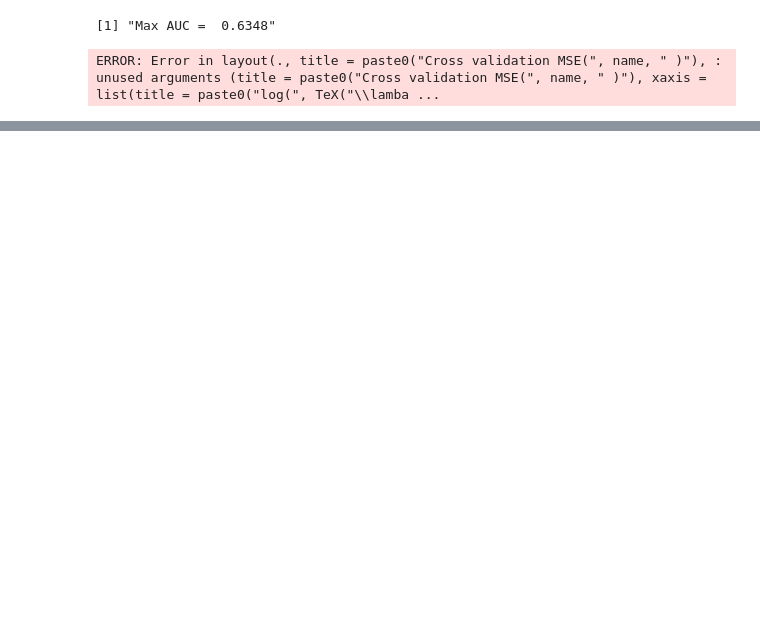
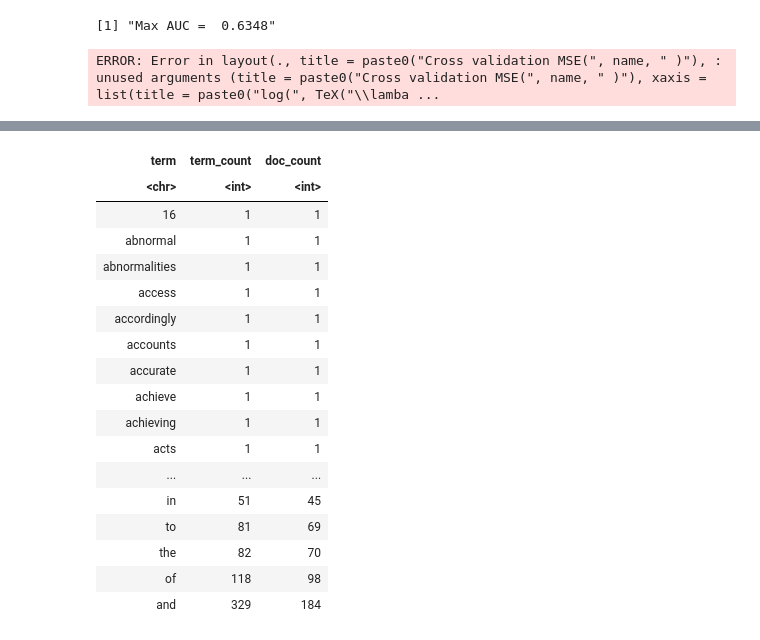
Before and after one commit to Bianchi446/data-mining, a Jupyter notebook: Preparation.ipynb, the cells around one changed output, grey strips where cells are left out. Saved outputs shown, nothing was run; the diff lists cells and outputs as text; code cells hidden in the pictures; blank space fills up the shorter version.

```diff
--- a/Preparation.ipynb
+++ b/Preparation.ipynb
@@ -492,0 +589,20 @@ ERROR: Error in layout(., title = paste0("Cross validation MSE(", name, " )"), :
+# %%
+xTestAccountant <- "Performs professional auditing work in a public accounting firm. Work
+requires at least a bachelor's degree in accounting. Participates in or conducts audits to
+ascertain the fairness of financial representations made by client companies. May also assist the
+client in improving accounting procedures and operations. Examines financial reports, accounting
+records, and related documents and practices of clients. Determines whether all important matters
+have been disclosed and whether procedures are consistent and conform to acceptable practices.
+Samples and tests transactions, internal controls, and other elements of the accounting system(s)
+as needed to render the accounting firm's final written opinion. As an entry level public
+accountant, serves as a junior member of an audit team. Receives classroom and on-the-job training
+to provide practical experience in applying the principles, theories, and concepts of accounting
+and auditing to specific situations. (Positions held by trainee public accountants with advanced
+degrees, such as MBA's are excluded at this level.) Complete instructions are furnished and work
+is reviewed to verify its accuracy, conformance with required procedures and instructions, and
+usefulness in facilitating the accountant's professional growth. Any technical problems not
+covered by instructions are brought to the attention of a superior. Carries out basic audit tests
+and procedures, such as: verifying reports against source accounts and records; reconciling bank
+and other accounts; and examining cash receipts and disbursements, payroll records, requisitions,
+receiving reports, and other accounting documents in detail to ascertain that transactions are
+properly supported and recorded. Prepares selected portions of audit working papers"
@@ -492,0 +694,46 @@ ERROR: Error in layout(., title = paste0("Cross validation MSE(", name, " )"), :
+# %%
+# Define testing cases (1) List, (2) Y-Category (top - 30 or not), (3) ID names
+testJDs <- as.list(c(xTestAccountant, xTestAttorney, xTestMachinist))
+testTop30 <- c(1,1,0)
+testNames <- c("xTestAccountant", "xTestAttorney", "xTestMachinist")
+
+### 1. Trainning phase labeled data
+
+# Loop to subsitute "_" with blank space
+
+for(j in seq(jobs)) {jobs[[j]] <- gsub("_", " ", jobs[[j]]) }
+prep_fun = tolower
+tok_fun = word_tokenizer
+trainIterator = itoken(unlist(jobs), preprocessor = prep_fun,
+                      tokenizer = tok_fun, ids = rownames(jobs), progressbar = FALSE)
+vocab = create_vocabulary(trainIterator); vocab
+vectorizer = vocab_vectorizer(vocab)
+dtm_train = create_dtm(trainIterator, vectorizer)
+dim(dtm_train)
+
+### 2. Fit LASSO model
+
+set.seed(1234)
+fit1 <- cv.glmnet(x = dtm_train, y = job[["highrank"]], family="binomial",
+                 alpha = 1,  # Lasso penalty
+                 type.measure = "auc",   # Use the area under ROC curve measure
+                 nfolds = 10,            # 10 - fold cross validation
+                 thresh = 1e-5, maxit = 1e4)
+print(paste("Max AUC =", round(max(fit$cvm), 4)))   ## [1] "Max AUC = 0.6191"
+
+### 3. Testing phase
+
+testIterator = tok_fun(prep_fun(unlist(testJDs)))
+
+## Turn off progress bar
+
+testIterator = itoken(testIterator, ids = testNames, progressbar = FALSE)
+dtm_test = create_dtm(testIterator, vectorizer)
+predictedJDs = predict(fit1, dtm_test, type="response")[,1]
+
+## Type can be : "Link"  , "Response" , "Coefficients" , "Class", "Nonzero"
+
+predictedJDs
+
+plotCV.glmnet(fit1, "LASSO")
+# %% [output]
@@ -492,0 +741,18 @@ ERROR: Error in layout(., title = paste0("Cross validation MSE(", name, " )"), :
+| term | term_count | doc_count |
+| <chr> | <int> | <int> |
+| 16 | 1 | 1 |
+| abnormal | 1 | 1 |
+| abnormalities | 1 | 1 |
+| access | 1 | 1 |
+| accordingly | 1 | 1 |
+| accounts | 1 | 1 |
+| accurate | 1 | 1 |
+| achieve | 1 | 1 |
+| achieving | 1 | 1 |
+| acts | 1 | 1 |
+| ... | ... | ... |
+| in | 51 | 45 |
+| to | 81 | 69 |
+| the | 82 | 70 |
+| of | 118 | 98 |
+| and | 329 | 184 |
```
Also changed, not shown: parts of 53 cells of this notebook.
